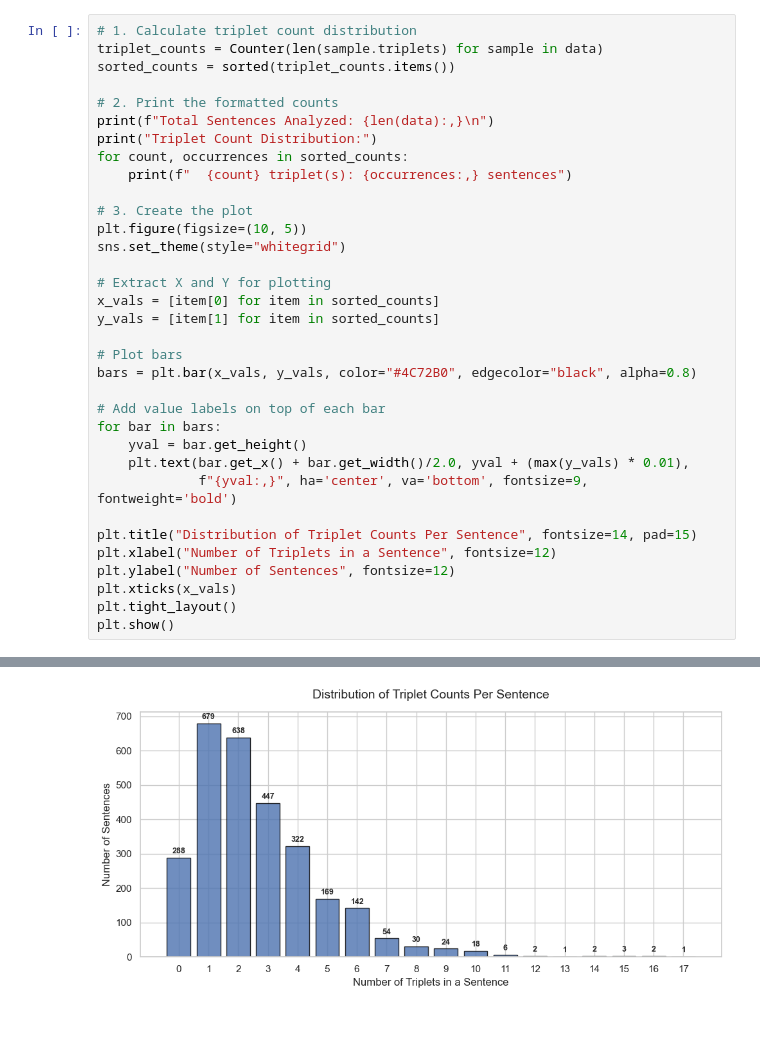
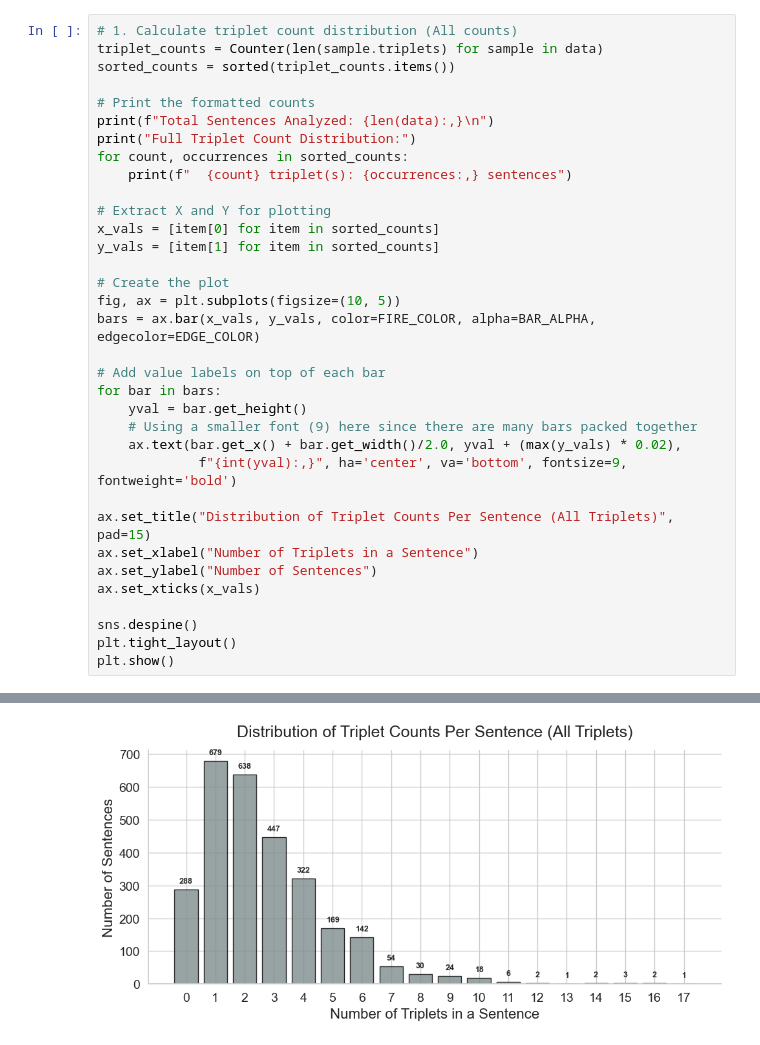
Before and after one commit to MatejPriesol/synthetic-financial-text-generation, a Jupyter notebook: notebooks/fire_dataset_visualization.ipynb, the cells around one changed output, grey strips where cells are left out. Cells and saved outputs as stored; diff of their text form.

```diff
--- a/notebooks/fire_dataset_visualization.ipynb
+++ b/notebooks/fire_dataset_visualization.ipynb
@@ -64,37 +84,37 @@ Total Samples: 2828
 Unique Relations (18): ['ActionBuy', 'ActionMerge', 'ActionSell', 'Actionin', 'Actionto', 'Constituentof', 'Designation', 'Employeeof', 'Locatedin', 'Productof', 'Propertyof', 'Quantity', 'Sector', 'S ...
 Unique Entity Types (13): ['Action', 'BusinessUnit', 'Company', 'Date', 'Designation', 'FinancialEntity', 'GeopoliticalEntity', 'Location', 'Money', 'Person', 'Product', 'Quantity', 'Sector']
 # %%
-# 1. Calculate triplet count distribution
+# 1. Calculate triplet count distribution (All counts)
 triplet_counts = Counter(len(sample.triplets) for sample in data)
 sorted_counts = sorted(triplet_counts.items())
 
-# 2. Print the formatted counts
+# Print the formatted counts
 print(f"Total Sentences Analyzed: {len(data):,}\n")
-print("Triplet Count Distribution:")
+print("Full Triplet Count Distribution:")
 for count, occurrences in sorted_counts:
     print(f"  {count} triplet(s): {occurrences:,} sentences")
-
-# 3. Create the plot
-plt.figure(figsize=(10, 5))
-sns.set_theme(style="whitegrid")
 
 # Extract X and Y for plotting
 x_vals = [item[0] for item in sorted_counts]
 y_vals = [item[1] for item in sorted_counts]
 
-# Plot bars
-bars = plt.bar(x_vals, y_vals, color="#4C72B0", edgecolor="black", alpha=0.8)
+# Create the plot
+fig, ax = plt.subplots(figsize=(10, 5))
+bars = ax.bar(x_vals, y_vals, color=FIRE_COLOR, alpha=BAR_ALPHA, edgecolor=EDGE_COLOR)
 
 # Add value labels on top of each bar
 for bar in bars:
     yval = bar.get_height()
-    plt.text(bar.get_x() + bar.get_width()/2.0, yval + (max(y_vals) * 0.01),
-             f"{yval:,}", ha='center', va='bottom', fontsize=9, fontweight='bold')
+    # Using a smaller font (9) here since there are many bars packed together
+    ax.text(bar.get_x() + bar.get_width()/2.0, yval + (max(y_vals) * 0.02),
+             f"{int(yval):,}", ha='center', va='bottom', fontsize=9, fontweight='bold')
 
-plt.title("Distribution of Triplet Counts Per Sentence", fontsize=14, pad=15)
-plt.xlabel("Number of Triplets in a Sentence", fontsize=12)
-plt.ylabel("Number of Sentences", fontsize=12)
-plt.xticks(x_vals)
+ax.set_title("Distribution of Triplet Counts Per Sentence (All Triplets)", pad=15)
+ax.set_xlabel("Number of Triplets in a Sentence")
+ax.set_ylabel("Number of Sentences")
+ax.set_xticks(x_vals)
+
+sns.despine()
 plt.tight_layout()
 plt.show()
 # %% [output]
@@ -104,16 +124,16 @@ Triplet Count Distribution:
   0 triplet(s): 288 sentences
   1 triplet(s): 679 sentences
   2 triplet(s): 638 sentences
   3 triplet(s): 447 sentences
   4 triplet(s): 322 sentences
   5 triplet(s): 169 sentences
   6 triplet(s): 142 sentences
   7 triplet(s): 54 sentences
   8 triplet(s): 30 sentences
 ... (5 lines left out)
   14 triplet(s): 2 sentences
   15 triplet(s): 3 sentences
   16 triplet(s): 2 sentences
   17 triplet(s): 1 sentences
-[figure, old version]
+[figure, new version]
 # %%
```
Also changed, not shown: parts of 8 cells of this notebook, 5 other files.
